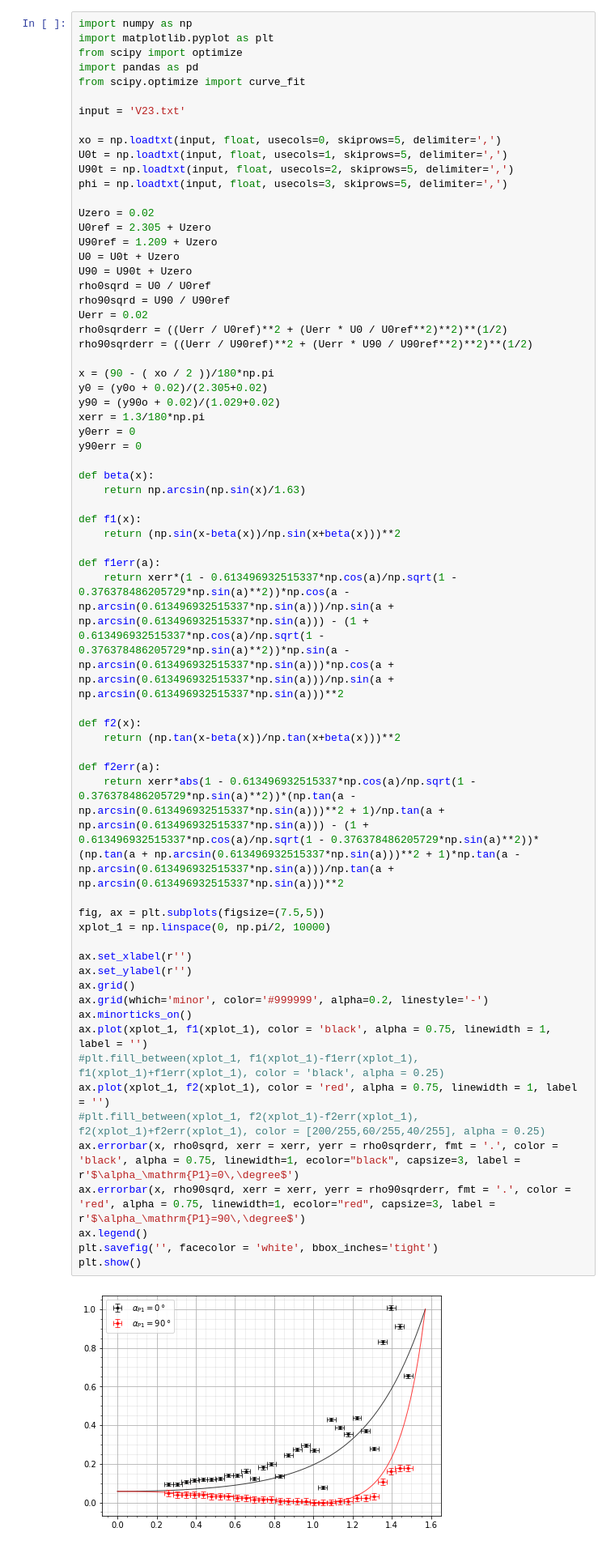
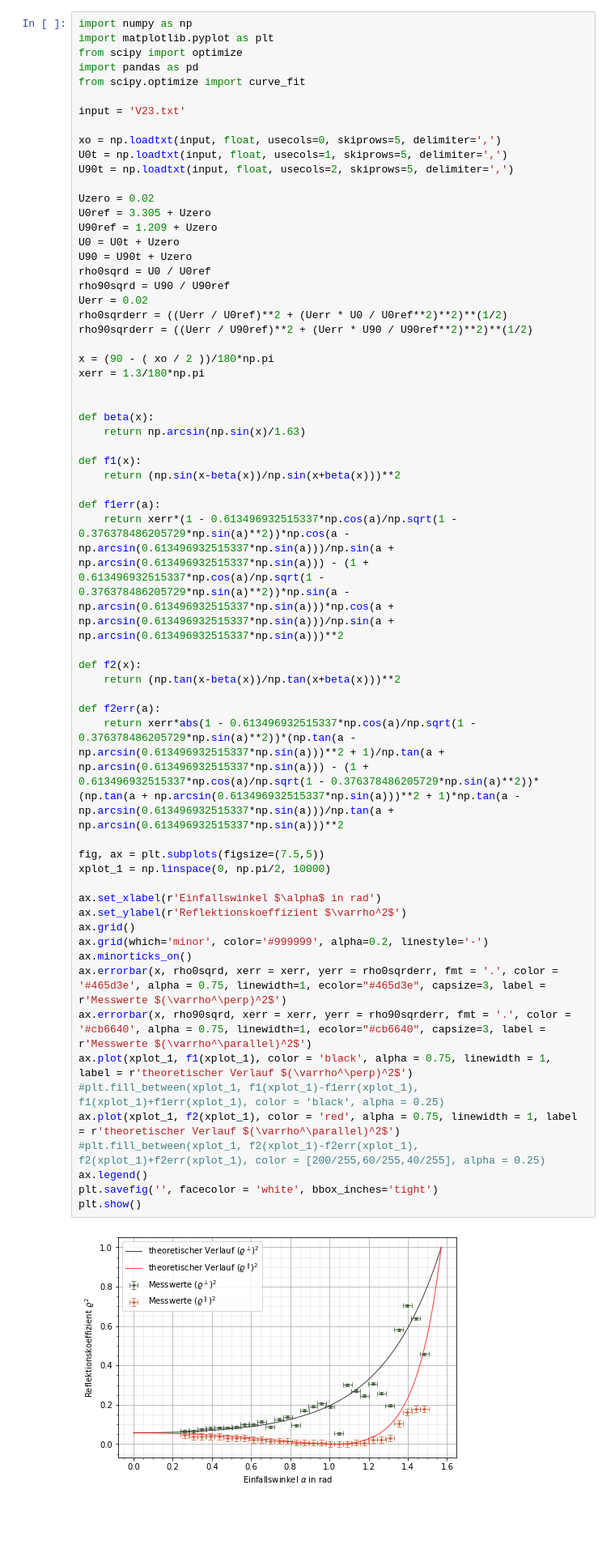
Before and after one commit to CVC97/ExPhy-III-Praktikum, a Jupyter notebook: 23_FFuP/23_FFuP_Jakob.ipynb, the cells around one changed output. Shown at 81% size. Drawn from its saved outputs; the diff is of its cells as text; blank space fills up the shorter version.

Commit message:
plotsJakob1

```diff
--- a/23_FFuP/23_FFuP_Jakob.ipynb
+++ b/23_FFuP/23_FFuP_Jakob.ipynb
@@ -10,10 +10,9 @@ input = 'V23.txt'
 xo = np.loadtxt(input, float, usecols=0, skiprows=5, delimiter=',')
 U0t = np.loadtxt(input, float, usecols=1, skiprows=5, delimiter=',')
 U90t = np.loadtxt(input, float, usecols=2, skiprows=5, delimiter=',')
-phi = np.loadtxt(input, float, usecols=3, skiprows=5, delimiter=',')
 
 Uzero = 0.02
-U0ref = 2.305 + Uzero
+U0ref = 3.305 + Uzero
 U90ref = 1.209 + Uzero
 U0 = U0t + Uzero
 U90 = U90t + Uzero
@@ -24,43 +23,40 @@ rho0sqrderr = ((Uerr / U0ref)**2 + (Uerr * U0 / U0ref**2)**2)**(1/2)
 rho90sqrderr = ((Uerr / U90ref)**2 + (Uerr * U90 / U90ref**2)**2)**(1/2)
 
 x = (90 - ( xo / 2 ))/180*np.pi
-y0 = (y0o + 0.02)/(2.305+0.02)
-y90 = (y90o + 0.02)/(1.029+0.02)
 xerr = 1.3/180*np.pi
-y0err = 0
-y90err = 0
+
 
 def beta(x):
     return np.arcsin(np.sin(x)/1.63)
 
 def f1(x):
     return (np.sin(x-beta(x))/np.sin(x+beta(x)))**2
 
 def f1err(a):
     return xerr*(1 - 0.613496932515337*np.cos(a)/np.sqrt(1 - 0.376378486205729*np.sin(a)**2))*np.cos(a - np.arcsin(0.613496932515337*np.sin(a)))/np.sin(a + np.arcsin(0.613496932515337*np.sin(a))) - (1 + 0.613496932515337*np.cos(a)/np.sqrt(1 - 0.376378486205729*np.sin(a)**2))*np.sin(a - np.arcsin(0.613496932515337*np.sin(a)))*np.cos(a + np.arcsin(0.613496932515337*np.sin(a)))/np.sin(a + np.arcsin(0.613496932515337*np.sin(a)))**2
 
 def f2(x):
     return (np.tan(x-beta(x))/np.tan(x+beta(x)))**2
 
 def f2err(a):
     return xerr*abs(1 - 0.613496932515337*np.cos(a)/np.sqrt(1 - 0.376378486205729*np.sin(a)**2))*(np.tan(a - np.arcsin(0.613496932515337*np.sin(a)))**2 + 1)/np.tan(a + np.arcsin(0.613496932515337*np.sin(a))) - (1 + 0.613496932515337*np.cos(a)/np.sqrt(1 - 0.376378486205729*np.sin(a)**2))*(np.tan(a + np.arcsin(0.613496932515337*np.sin(a)))**2 + 1)*np.tan(a - np.arcsin(0.613496932515337*np.sin(a)))/np.tan(a + np.arcsin(0.613496932515337*np.sin(a)))**2
 
 fig, ax = plt.subplots(figsize=(7.5,5))
 xplot_1 = np.linspace(0, np.pi/2, 10000)
 
-ax.set_xlabel(r'')
-ax.set_ylabel(r'')
+ax.set_xlabel(r'Einfallswinkel $\alpha$ in rad')
+ax.set_ylabel(r'Reflektionskoeffizient $\varrho^2$')
 ax.grid()
 ax.grid(which='minor', color='#999999', alpha=0.2, linestyle='-')
 ax.minorticks_on()
-ax.plot(xplot_1, f1(xplot_1), color = 'black', alpha = 0.75, linewidth = 1, label = '')
+ax.errorbar(x, rho0sqrd, xerr = xerr, yerr = rho0sqrderr, fmt = '.', color = '#465d3e', alpha = 0.75, linewidth=1, ecolor="#465d3e", capsize=3, label = r'Messwerte $(\varrho^\perp)^2$')
+ax.errorbar(x, rho90sqrd, xerr = xerr, yerr = rho90sqrderr, fmt = '.', color = '#cb6640', alpha = 0.75, linewidth=1, ecolor="#cb6640", capsize=3, label = r'Messwerte $(\varrho^\parallel)^2$')
+ax.plot(xplot_1, f1(xplot_1), color = 'black', alpha = 0.75, linewidth = 1, label = r'theoretischer Verlauf $(\varrho^\perp)^2$')
 #plt.fill_between(xplot_1, f1(xplot_1)-f1err(xplot_1), f1(xplot_1)+f1err(xplot_1), color = 'black', alpha = 0.25)
-ax.plot(xplot_1, f2(xplot_1), color = 'red', alpha = 0.75, linewidth = 1, label = '')
+ax.plot(xplot_1, f2(xplot_1), color = 'red', alpha = 0.75, linewidth = 1, label = r'theoretischer Verlauf $(\varrho^\parallel)^2$')
 #plt.fill_between(xplot_1, f2(xplot_1)-f2err(xplot_1), f2(xplot_1)+f2err(xplot_1), color = [200/255,60/255,40/255], alpha = 0.25)
-ax.errorbar(x, rho0sqrd, xerr = xerr, yerr = rho0sqrderr, fmt = '.', color = 'black', alpha = 0.75, linewidth=1, ecolor="black", capsize=3, label = r'$\alpha_\mathrm{P1}=0\,\degree$')
-ax.errorbar(x, rho90sqrd, xerr = xerr, yerr = rho90sqrderr, fmt = '.', color = 'red', alpha = 0.75, linewidth=1, ecolor="red", capsize=3, label = r'$\alpha_\mathrm{P1}=90\,\degree$')
 ax.legend()
 plt.savefig('', facecolor = 'white', bbox_inches='tight')
 plt.show()
 # %% [output]
-[figure, old version]
+[figure, new version]
```
Also changed, not shown: parts of 1 cell of this notebook.
